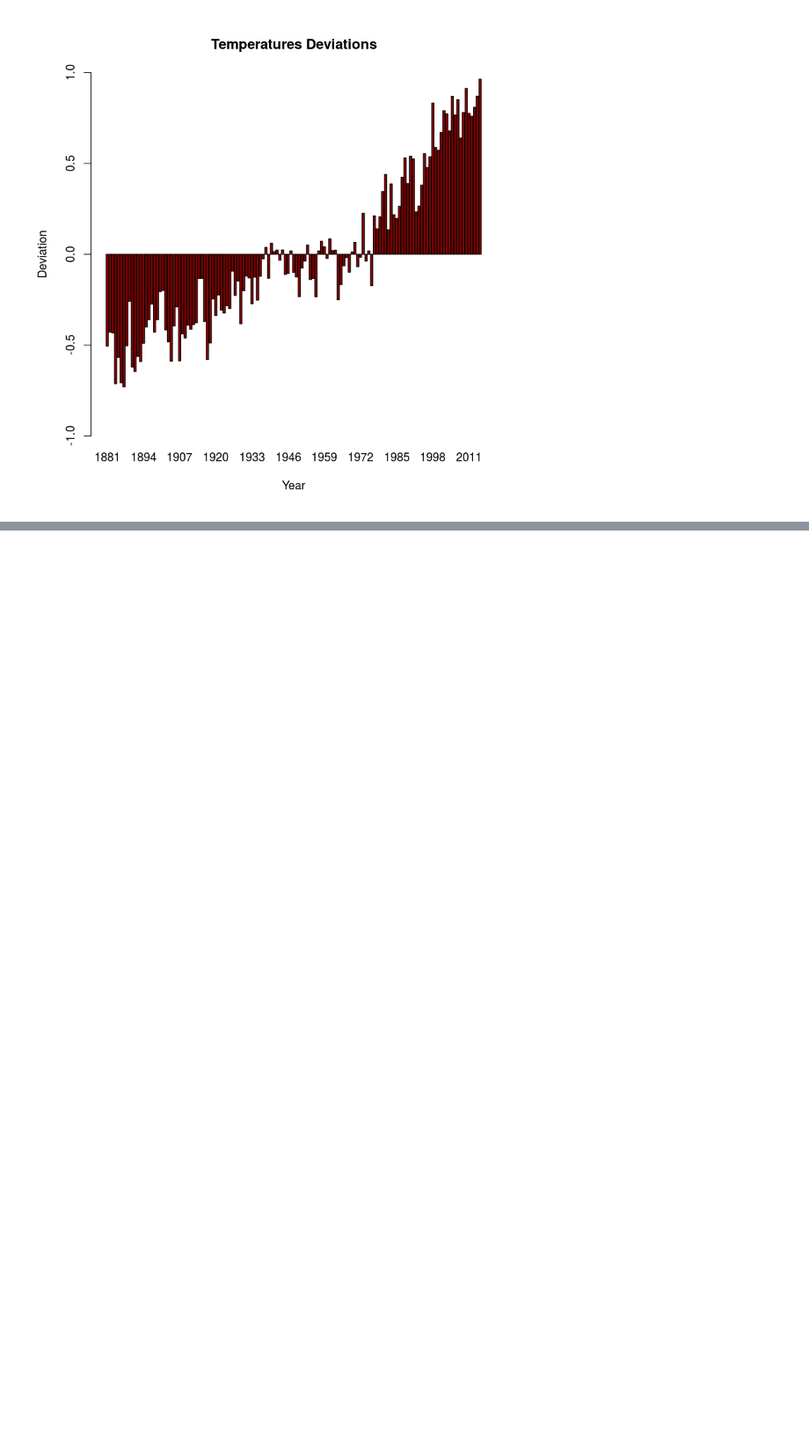
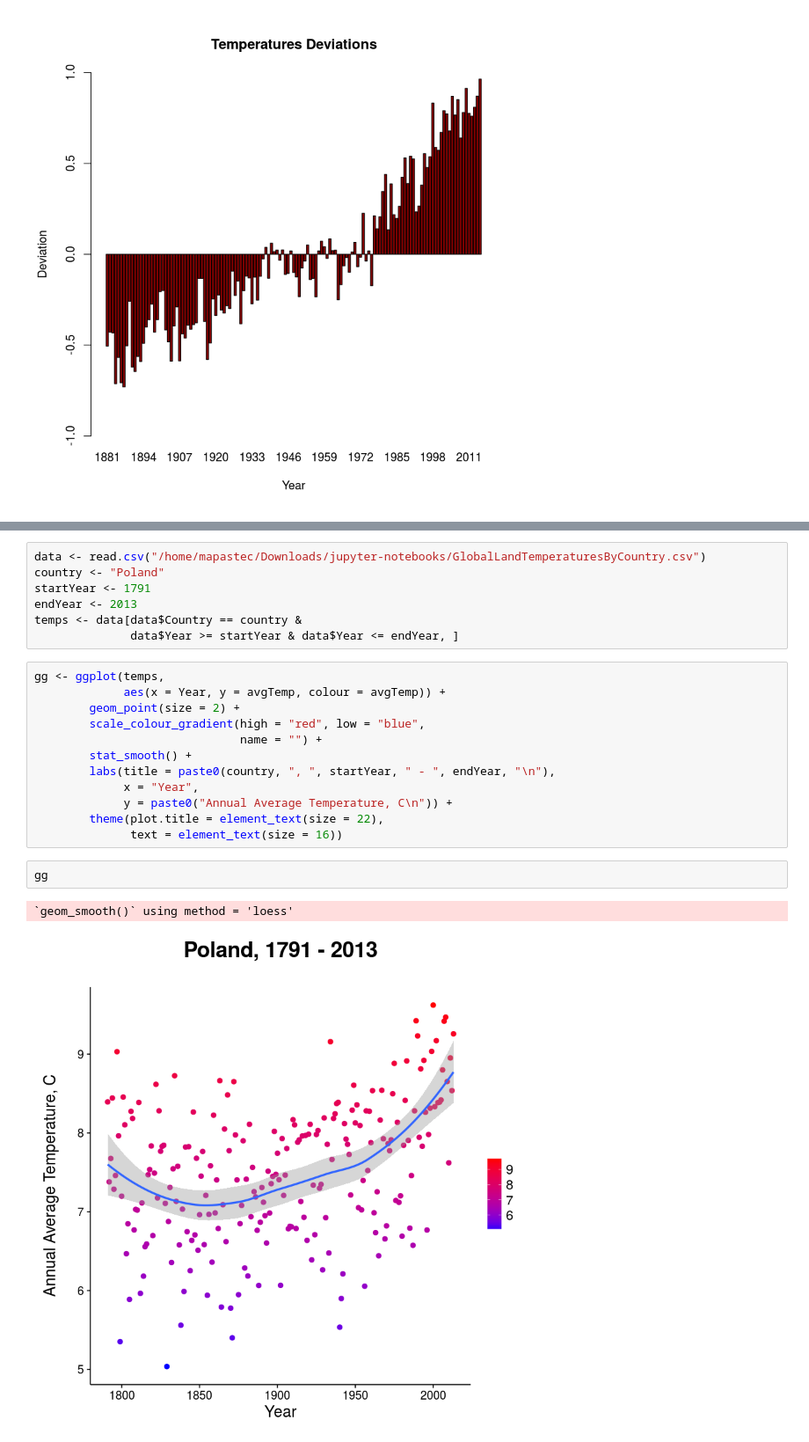
Before and after one commit to mrccode/ue-MiTAD-weather, a Jupyter notebook: weather-ue.ipynb, the cells around one changed output, grey strips where cells are left out. Shown at 88% size. Saved outputs shown, nothing was run; the diff lists cells and outputs as text; blank space fills up the shorter version.

Commit message:
Added annual temperatures for Poland chart

```diff
--- a/weather-ue.ipynb
+++ b/weather-ue.ipynb
@@ -249,0 +290,24 @@ barplot(tabela.means$Means,
+# %%
+data <- read.csv("/home/mapastec/Downloads/jupyter-notebooks/GlobalLandTemperaturesByCountry.csv")
+country <- "Poland"
+startYear <- 1791
+endYear <- 2013
+temps <- data[data$Country == country &
+              data$Year >= startYear & data$Year <= endYear, ]
+# %%
+gg <- ggplot(temps,
+             aes(x = Year, y = avgTemp, colour = avgTemp)) +
+        geom_point(size = 2) +
+        scale_colour_gradient(high = "red", low = "blue",
+                              name = "") +
+        stat_smooth() +
+        labs(title = paste0(country, ", ", startYear, " - ", endYear, "\n"),
+             x = "Year",
+             y = paste0("Annual Average Temperature, C\n")) +
+        theme(plot.title = element_text(size = 22),
+              text = element_text(size = 16))
+# %%
+gg
+# %% [output]
+`geom_smooth()` using method = 'loess'
+[figure, added]
```
Also changed, not shown: parts of 1 cell of this notebook, 1 other file.
